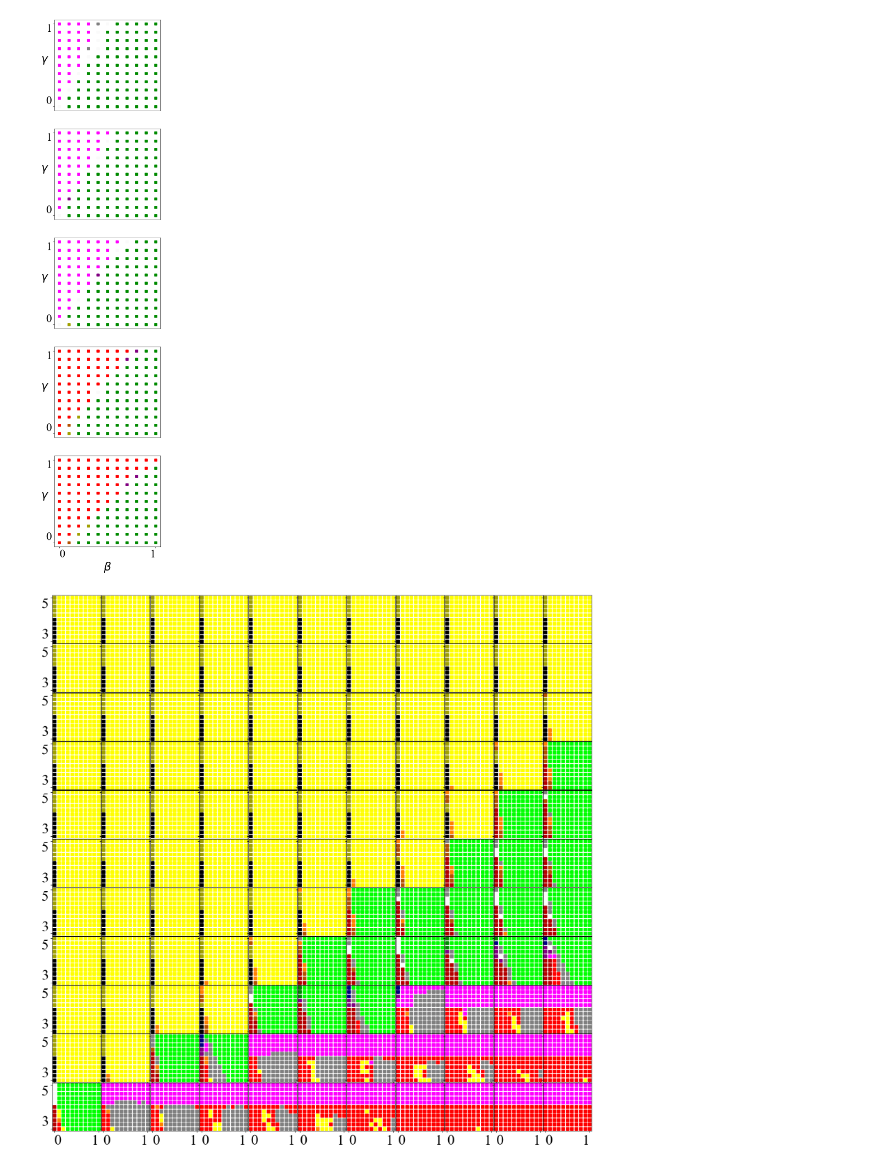
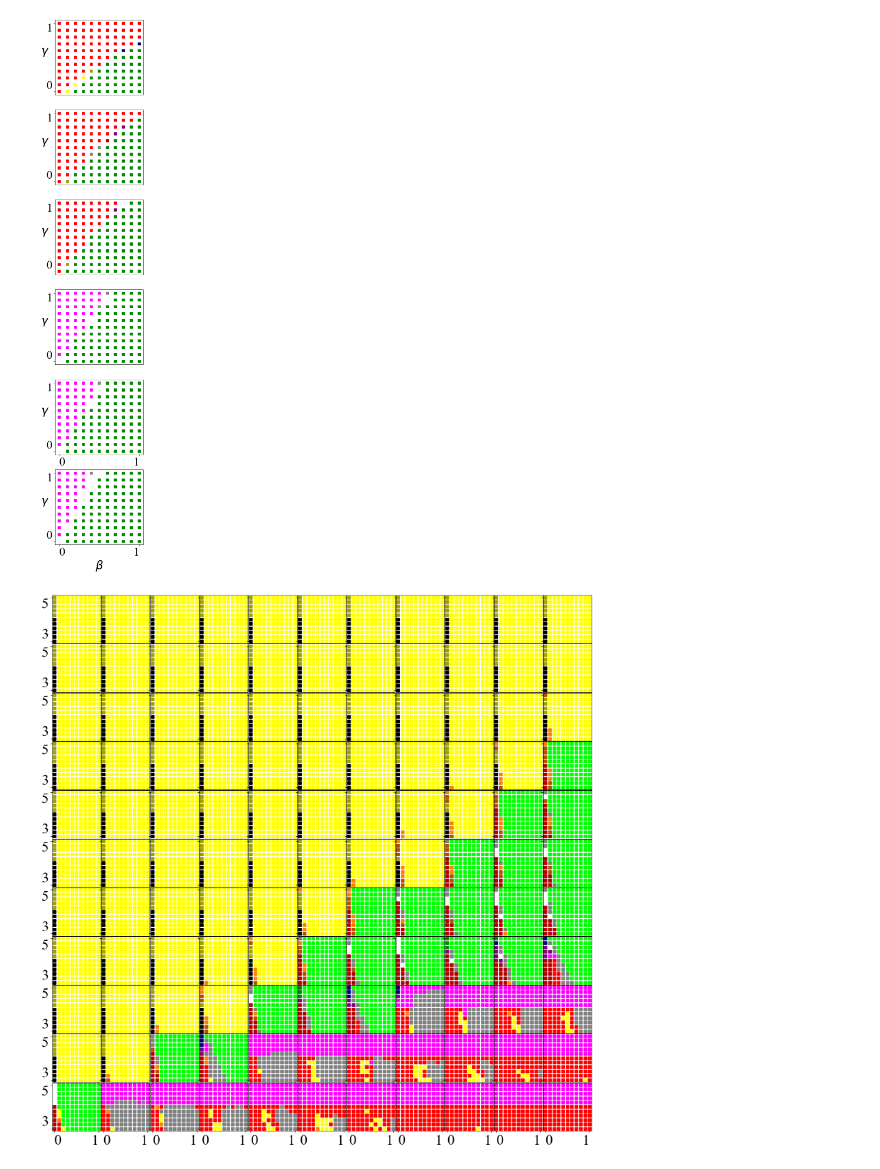
Before and after one commit to artermi/Norm_Enforcement_2024, a Jupyter notebook: Show_SixDim.ipynb, the cells around one changed output. Cells and saved outputs as stored; diff of their text form; code cells hidden in the pictures.

```diff
--- a/Show_SixDim.ipynb
+++ b/Show_SixDim.ipynb
@@ -27,7 +27,7 @@ def para_data(file_name):
     return Data
 
 
-file_name0 = 'new_all_1025.dat'
+file_name0 = 'mod_2.dat'
 
 Data = para_data(file_name0)
 # %%
@@ -103,24 +103,27 @@ def one_graph(Data,others, pinfo,need_x = True,need_y =True, xinfo = '', yinfo =
 # %%
 #one_graph(Data,[0,1,0,-1,-1,0],plt)
 #Labels = ['$\alpha$','b',\lambda,'m',\delta$,'r']
 
 #for one graph:
 #plt.rcParams["figure.figsize"] = (5,5)
 #fig, axs = plt.subplots(1)
 #one_graph(Data,[3.5,-1,-1],axs,True,True)
 
-plt.rcParams["figure.figsize"] = (5,25)
-fig, axs = plt.subplots(5)
-one_graph(Data,[5,-1,-1],axs[0],False,True)
-one_graph(Data,[4.5,-1,-1],axs[1],False,True)
+#plt.rcParams["figure.figsize"] = (5,25)
+#fig, axs = plt.subplots(5)
+plt.rcParams["figure.figsize"] = (4,24)
+fig, axs = plt.subplots(6)
+one_graph(Data,[2.5,-1,-1],axs[0],False,True)
+one_graph(Data,[3,-1,-1],axs[1],False,True)
 #one_graph(Data,[-1,1.25,-1,0.25,0,0.5],axs[0,0])
-one_graph(Data,[4,-1,-1],axs[2],False,True)
-one_graph(Data,[3.5,-1,-1],axs[3],False,True)
-one_graph(Data,[3.0,-1,-1],axs[4],True,True)
+one_graph(Data,[3.5,-1,-1],axs[2],False,True)
+one_graph(Data,[4,-1,-1],axs[3],False,True)
+one_graph(Data,[4.5,-1,-1],axs[4],True,True)
+one_graph(Data,[5,-1,-1],axs[5],True,True)
 
-plt.savefig('new_all.png', dpi=200)
+plt.savefig('new_all_m2.png', dpi=200)
 # %% [output]
-[figure, old version]
+[figure, new version]
 # %%
 def all_ten(Data,IsOne=0):
     grid_siz = 11
```
